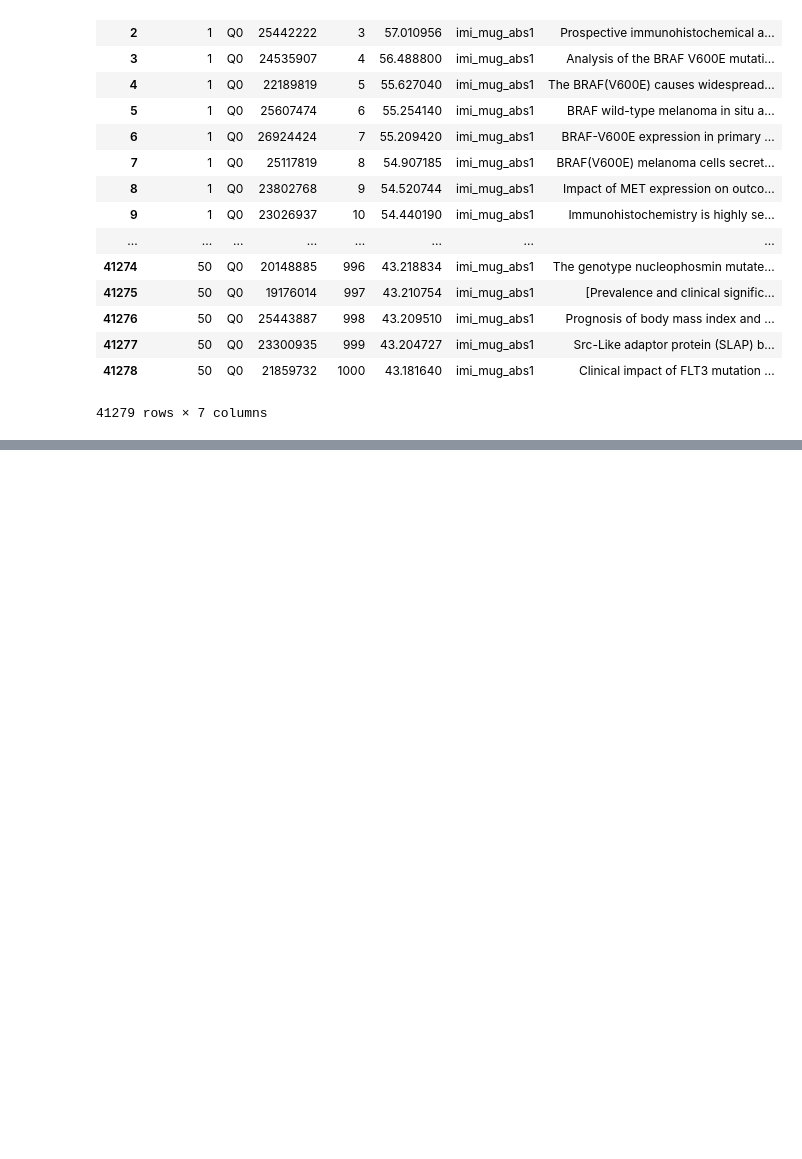
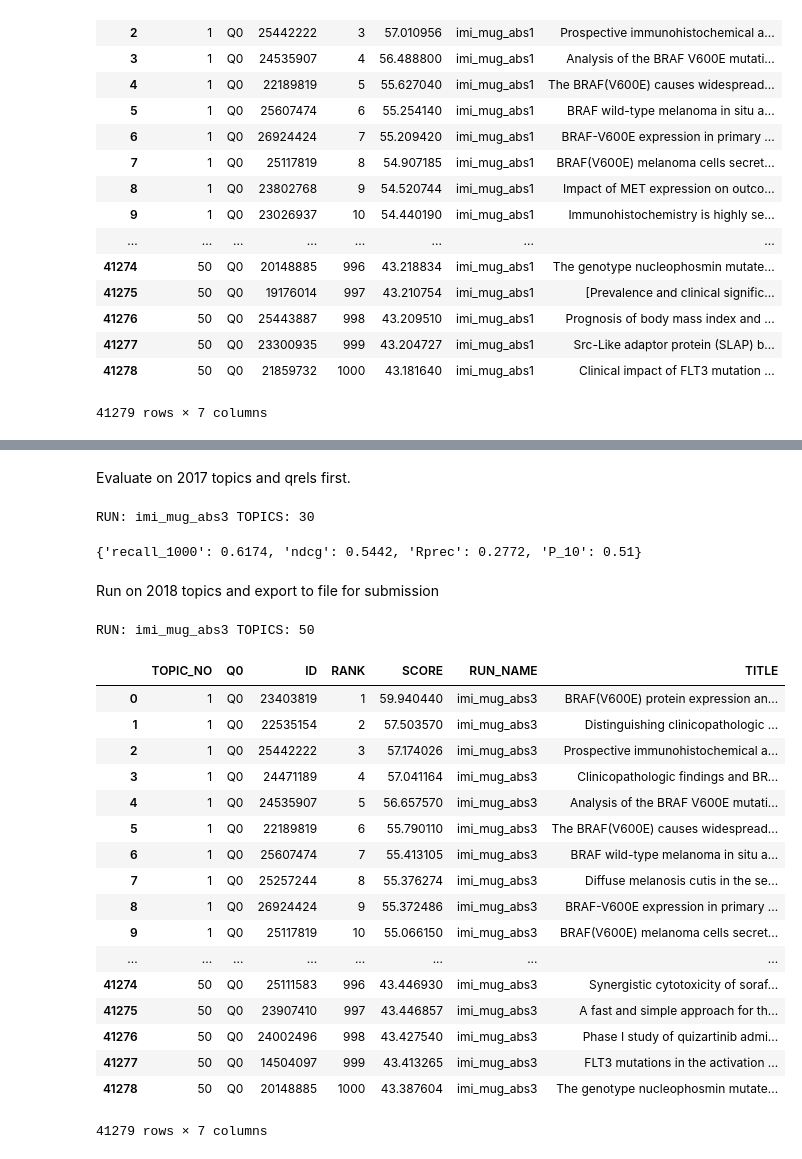
Before and after one commit to plopezgarcia/trec-2018-precision-medicine, a Jupyter notebook: python/abstracts/abstracts_submissions.ipynb, the cells around one changed output, grey strips where cells are left out. Drawn from its saved outputs; the diff is of its cells as text; code cells hidden in the pictures; blank space fills up the shorter version.

```diff
--- a/python/abstracts/abstracts_submissions.ipynb
+++ b/python/abstracts/abstracts_submissions.ipynb
@@ -104,0 +158,40 @@ utils.to_trec_run_file(run, run_params)
+# %% [markdown]
+Evaluate on 2017 topics and qrels first.
+# %%
+run_params = {
+    'run_id':'imi_mug_abs3',
+    'query_template':'submitted/imi_mug_abs3.json',
+}
+
+run, run_params = running.run(topics_2017, 'ABSTRACTS', run_params)
+results, aggregated = evaluation.evaluate(qrels_2017, run)
+
+aggregated
+# %% [output]
+RUN: imi_mug_abs3 TOPICS: 30
+{'recall_1000': 0.6174, 'ndcg': 0.5442, 'Rprec': 0.2772, 'P_10': 0.51}
+# %% [markdown]
+Run on 2018 topics and export to file for submission
+# %%
+run, run_params = running.run(topics_2018, 'ABSTRACTS', run_params)
+run
+# %% [output]
+RUN: imi_mug_abs3 TOPICS: 50
+|  | TOPIC_NO | Q0 | ID | RANK | SCORE | RUN_NAME | TITLE |
+| 0 | 1 | Q0 | 23403819 | 1 | 59.940440 | imi_mug_abs3 | BRAF(V600E) protein expression an... |
+| 1 | 1 | Q0 | 22535154 | 2 | 57.503570 | imi_mug_abs3 | Distinguishing clinicopathologic ... |
+| 2 | 1 | Q0 | 25442222 | 3 | 57.174026 | imi_mug_abs3 | Prospective immunohistochemical a... |
+| 3 | 1 | Q0 | 24471189 | 4 | 57.041164 | imi_mug_abs3 | Clinicopathologic findings and BR... |
+| 4 | 1 | Q0 | 24535907 | 5 | 56.657570 | imi_mug_abs3 | Analysis of the BRAF V600E mutati... |
+| 5 | 1 | Q0 | 22189819 | 6 | 55.790110 | imi_mug_abs3 | The BRAF(V600E) causes widespread... |
+| 6 | 1 | Q0 | 25607474 | 7 | 55.413105 | imi_mug_abs3 | BRAF wild-type melanoma in situ a... |
+| 7 | 1 | Q0 | 25257244 | 8 | 55.376274 | imi_mug_abs3 | Diffuse melanosis cutis in the se... |
+| 8 | 1 | Q0 | 26924424 | 9 | 55.372486 | imi_mug_abs3 | BRAF-V600E expression in primary ... |
+| 9 | 1 | Q0 | 25117819 | 10 | 55.066150 | imi_mug_abs3 | BRAF(V600E) melanoma cells secret... |
+| ... | ... | ... | ... | ... | ... | ... | ... |
+| 41274 | 50 | Q0 | 25111583 | 996 | 43.446930 | imi_mug_abs3 | Synergistic cytotoxicity of soraf... |
+| 41275 | 50 | Q0 | 23907410 | 997 | 43.446857 | imi_mug_abs3 | A fast and simple approach for th... |
+| 41276 | 50 | Q0 | 24002496 | 998 | 43.427540 | imi_mug_abs3 | Phase I study of quizartinib admi... |
+| 41277 | 50 | Q0 | 14504097 | 999 | 43.413265 | imi_mug_abs3 | FLT3 mutations in the activation ... |
+| 41278 | 50 | Q0 | 20148885 | 1000 | 43.387604 | imi_mug_abs3 | The genotype nucleophosmin mutate... |
+41279 rows × 7 columns
```
Also changed, not shown: parts of 22 cells of this notebook, 9 other files.
